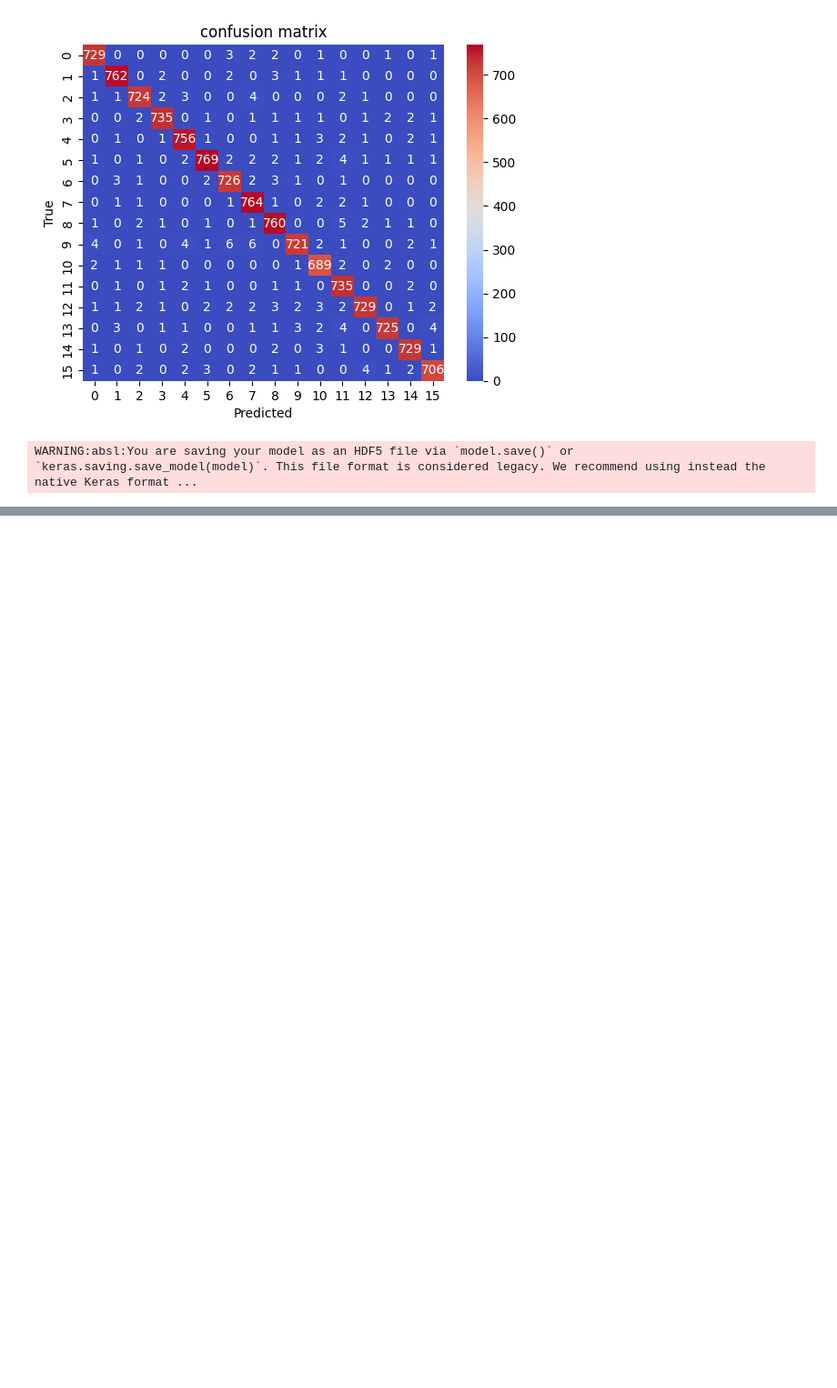
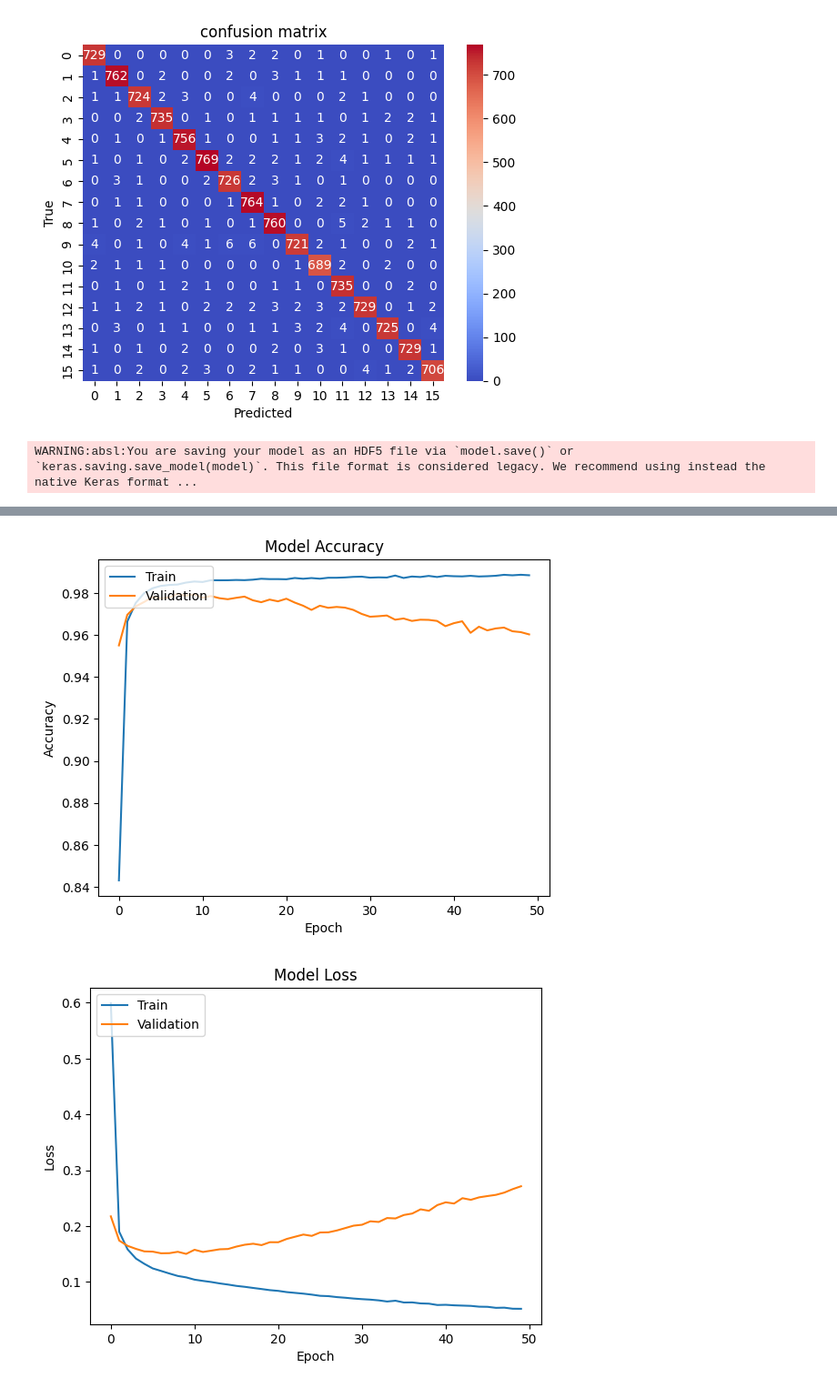
Before and after one commit to jonathanlex1/personality-classification-app, a Jupyter notebook: notebook.ipynb, the cells around one changed output, grey strips where cells are left out. Shown at 91% size. Saved outputs shown, nothing was run; the diff lists cells and outputs as text; code cells hidden in the pictures; blank space fills up the shorter version.

Commit message:
training model without callback

```diff
--- a/notebook.ipynb
+++ b/notebook.ipynb
@@ -331,0 +330,8 @@ WARNING:absl:You are saving your model as an HDF5 file via `model.save()` or `ke
+# %%
+model2 = Sequential(
+    [
+        Dense(64, activation='relu', input_shape=(X_train.shape[1], )),
+        Dense(32, activation='relu'),
+        Dense(16, activation='softmax') #for multiclass classification output
+    ]
+)
@@ -331,0 +354,7 @@ WARNING:absl:You are saving your model as an HDF5 file via `model.save()` or `ke
+# %%
+optimizer = tf.keras.optimizers.Adam(learning_rate=0.001)
+loss = tf.keras.losses.SparseCategoricalCrossentropy(from_logits=True)
+# %%
+model2.compile(optimizer=optimizer, loss=loss, metrics=['accuracy'])
+# %%
+history2 = model2.fit(X_train, y_train, validation_data=(X_test, y_test), epochs=50, batch_size=32)
@@ -331,0 +380,20 @@ WARNING:absl:You are saving your model as an HDF5 file via `model.save()` or `ke
+# %%
+#plotting train and test of accuracy and validation loss
+plt.plot(history2.history['accuracy'])
+plt.plot(history2.history['val_accuracy'])
+plt.title('Model Accuracy')
+plt.ylabel('Accuracy')
+plt.xlabel('Epoch')
+plt.legend(['Train', 'Validation'], loc='upper left')
+plt.show()
+
+plt.plot(history2.history['loss'])
+plt.plot(history2.history['val_loss'])
+plt.title('Model Loss')
+plt.ylabel('Loss')
+plt.xlabel('Epoch')
+plt.legend(['Train', 'Validation'], loc='upper left')
+plt.show()
+# %% [output]
+[figure, added]
+[figure, added]
```
Also changed, not shown: parts of 7 cells of this notebook.
